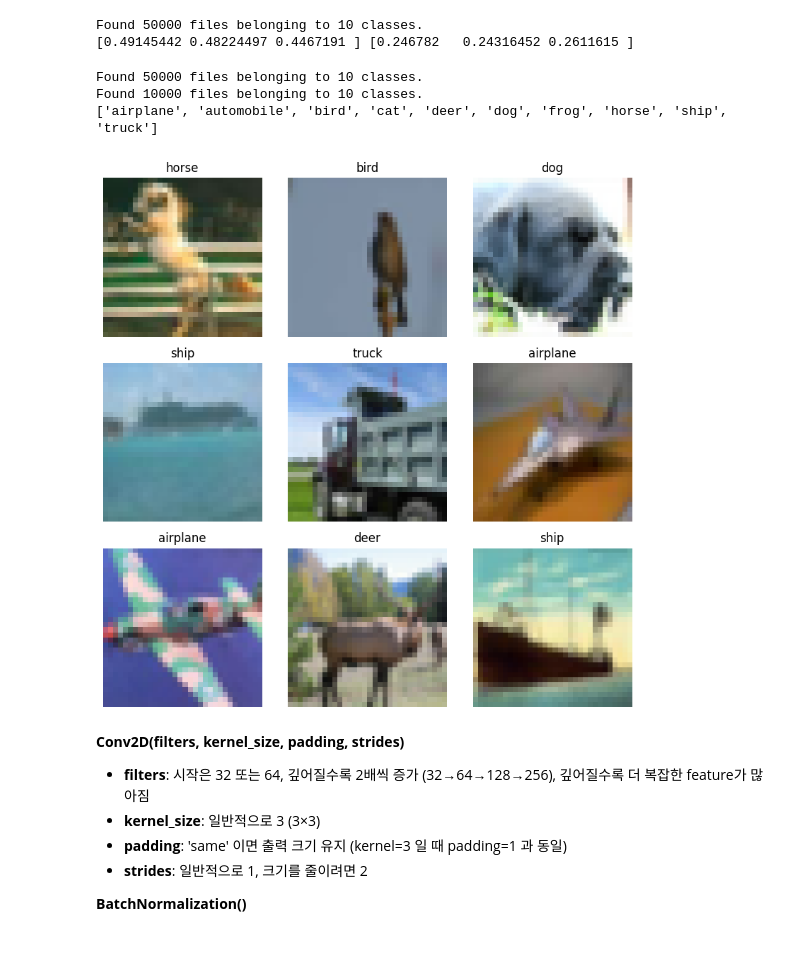
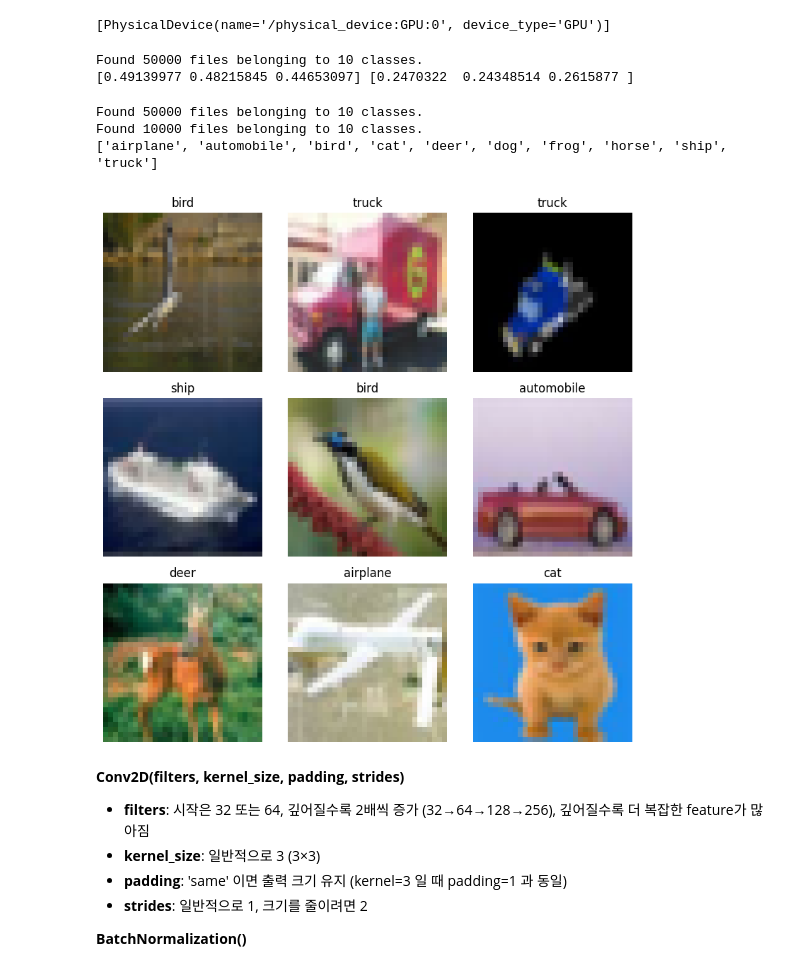
Before and after one commit to rainwnssystem/dl-learn, a Jupyter notebook: cnn_keras_cifar10.ipynb, the cells around one changed output. Saved outputs shown, nothing was run; the diff lists cells and outputs as text; code cells hidden in the pictures.

Commit message:
feat: add keras examples for various datasets

```diff
--- a/cnn_keras_cifar10.ipynb
+++ b/cnn_keras_cifar10.ipynb
@@ -9,8 +6,12 @@ from tensorflow.keras import layers
 from sklearn.metrics import confusion_matrix
 import matplotlib.pyplot as plt
 import seaborn as sns
+# %%
+tf.config.list_physical_devices('GPU')
+# %% [output]
+[PhysicalDevice(name='/physical_device:GPU:0', device_type='GPU')]
 # %%
-_dataset = keras.utils.image_dataset_from_directory('./datasets/cifar10/train', image_size=(32, 32), batch_size=1000, shuffle=False, label_mode='int')
+_dataset = keras.utils.image_dataset_from_directory('./datasets/cifar10/train', image_size=(32, 32), batch_size=64, shuffle=False, label_mode='int')
 
 mean    = tf.zeros(3)
 sq_mean = tf.zeros(3)
@@ -29,7 +30,7 @@ std  = tf.sqrt(sq_mean / n_pixels - mean ** 2)  # Var(X) = E[X²] - E[X]²
 print(mean.numpy(), std.numpy())
 # %% [output]
 Found 50000 files belonging to 10 classes.
-[0.49145442 0.48224497 0.4467191 ] [0.246782   0.24316452 0.2611615 ]
+[0.49139977 0.48215845 0.44653097] [0.2470322  0.24348514 0.2615877 ]
 # %%
 # CIFAR-10 channel-wise(R, G, B) mean/std
 MEAN = tf.constant([0.4914, 0.4822, 0.4465], dtype=tf.float32)
@@ -76,29 +76,28 @@ test_dataset  = test_dataset.map(normalize,  num_parallel_calls=tf.data.AUTOTUNE
 # %%
 CLASSES = ("airplane", "automobile", "bird", "cat", "deer", "dog", "frog", "horse", "ship", "truck")
 
-# 역정규화denormalize): 표준화 전 원본 픽셀값으로 복원
-# STD, MEAN이 tf.constant이므로 .numpy()로 변환
+# 역정규화(denormalize): 시각화를 위해 dataset 출력값을 imshow 가능한 범위로 복원
 def denormalize(img):
-    return np.clip(img * STD.numpy() + MEAN.numpy(), 0, 1)
+    return np.clip(img, 0, 1)
 
 # 학습셋에서 배치 하나 추출
 sample_images, sample_labels = next(iter(train_dataset))
 
 figure = plt.figure(figsize=(8, 8))
 indices = np.random.choice(sample_images.shape[0], 9, replace=False)
 
 for i, idx in enumerate(indices, 1):
     img   = denormalize(sample_images[idx].numpy())
     label = sample_labels[idx].numpy()
     figure.add_subplot(3, 3, i)
     plt.title(CLASSES[label])
-    plt.axis("off")
+    plt.axis(False)
     plt.imshow(img)
 
 plt.tight_layout()
 plt.show()
 # %% [output]
-[figure, old version]
+[figure, new version]
 # %% [markdown]
 **Conv2D(filters, kernel_size, padding, strides)**
 * **filters**: 시작은 32 또는 64, 깊어질수록 2배씩 증가 (32→64→128→256), 깊어질수록 더 복잡한 feature가 많아짐
```
Also changed, not shown: parts of 9 cells of this notebook, 4 other files.
